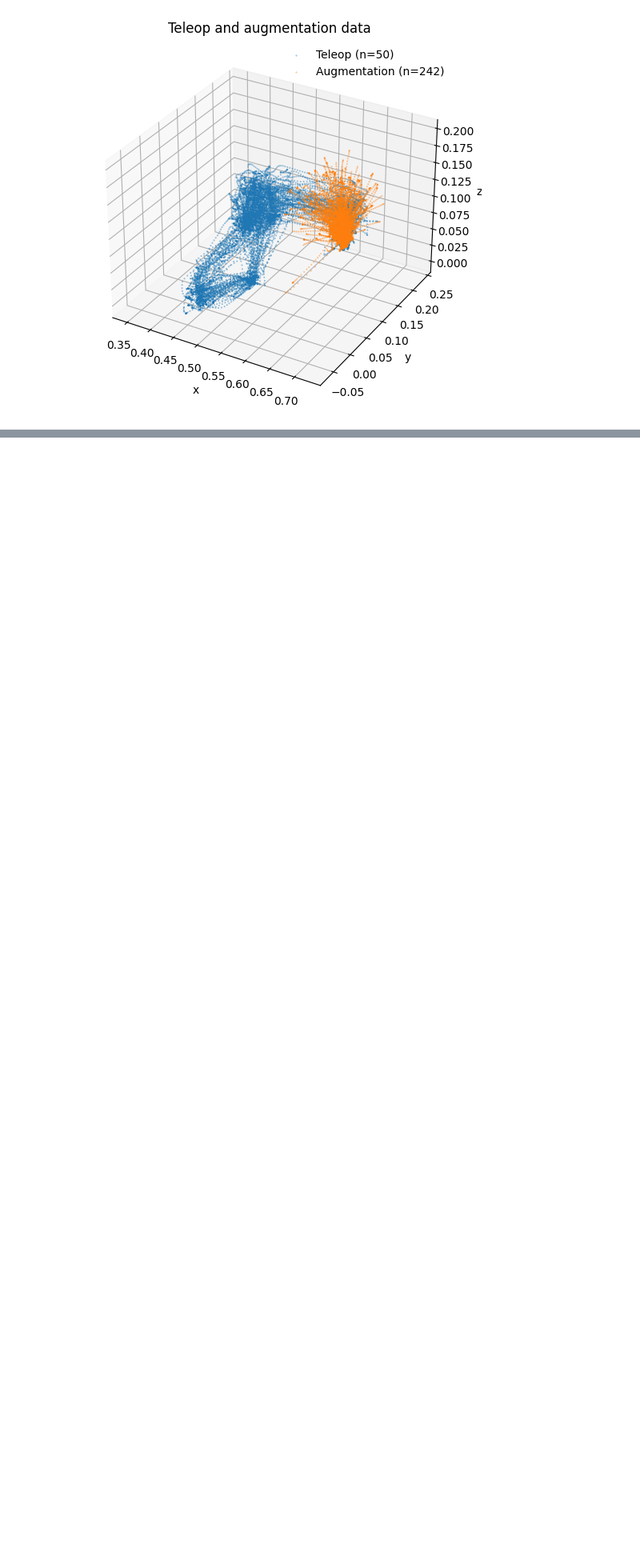
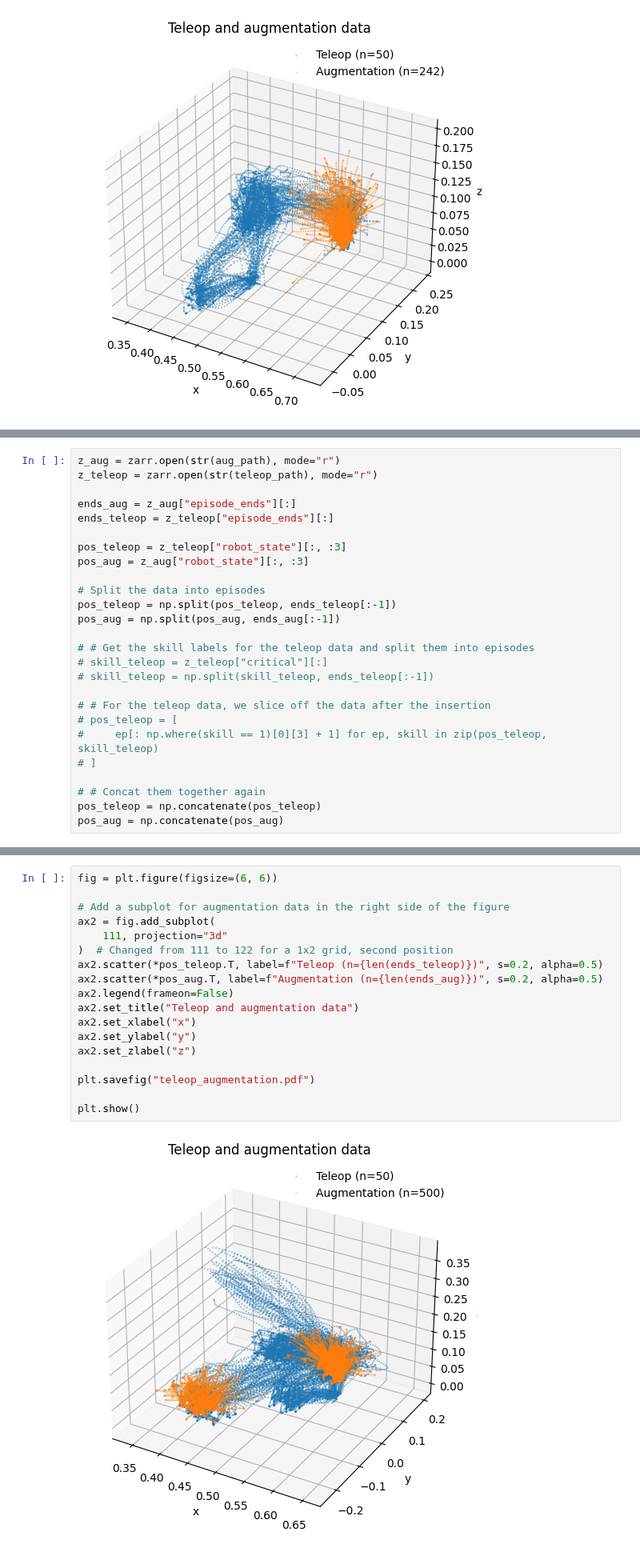
Before and after one commit to ankile/robust-rearrangement, a Jupyter notebook: notebooks/29_la_traj_augment.ipynb, the cells around one changed output, grey strips where cells are left out. Shown at 80% size. Saved outputs shown, nothing was run; the diff lists cells and outputs as text; blank space fills up the shorter version.

```diff
--- a/notebooks/29_la_traj_augment.ipynb
+++ b/notebooks/29_la_traj_augment.ipynb
@@ -161,0 +217,26 @@ plt.show()
+# %%
+z_aug = zarr.open(str(aug_path), mode="r")
+z_teleop = zarr.open(str(teleop_path), mode="r")
+
+ends_aug = z_aug["episode_ends"][:]
+ends_teleop = z_teleop["episode_ends"][:]
+
+pos_teleop = z_teleop["robot_state"][:, :3]
+pos_aug = z_aug["robot_state"][:, :3]
+
+# Split the data into episodes
+pos_teleop = np.split(pos_teleop, ends_teleop[:-1])
+pos_aug = np.split(pos_aug, ends_aug[:-1])
+
+# # Get the skill labels for the teleop data and split them into episodes
+# skill_teleop = z_teleop["critical"][:]
+# skill_teleop = np.split(skill_teleop, ends_teleop[:-1])
+
+# # For the teleop data, we slice off the data after the insertion
+# pos_teleop = [
+#     ep[: np.where(skill == 1)[0][3] + 1] for ep, skill in zip(pos_teleop, skill_teleop)
+# ]
+
+# # Concat them together again
+pos_teleop = np.concatenate(pos_teleop)
+pos_aug = np.concatenate(pos_aug)
@@ -161,0 +283,20 @@ plt.show()
+# %%
+fig = plt.figure(figsize=(6, 6))
+
+# Add a subplot for augmentation data in the right side of the figure
+ax2 = fig.add_subplot(
+    111, projection="3d"
+)  # Changed from 111 to 122 for a 1x2 grid, second position
+ax2.scatter(*pos_teleop.T, label=f"Teleop (n={len(ends_teleop)})", s=0.2, alpha=0.5)
+ax2.scatter(*pos_aug.T, label=f"Augmentation (n={len(ends_aug)})", s=0.2, alpha=0.5)
+ax2.legend(frameon=False)
+ax2.set_title("Teleop and augmentation data")
+ax2.set_xlabel("x")
+ax2.set_ylabel("y")
+ax2.set_zlabel("z")
+
+plt.savefig("teleop_augmentation.pdf")
+
+plt.show()
+# %% [output]
+[figure, added]
```
Also changed, not shown: parts of 15 cells of this notebook, 1 other file.
